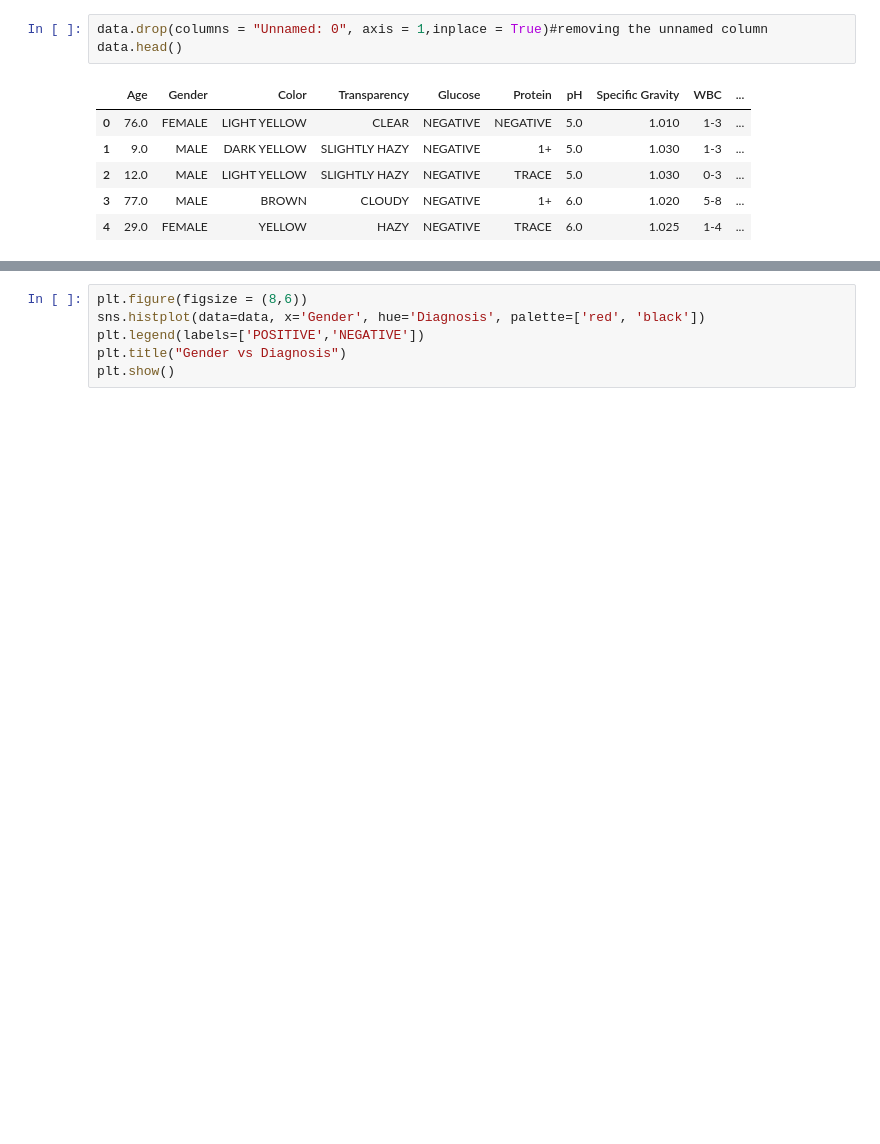
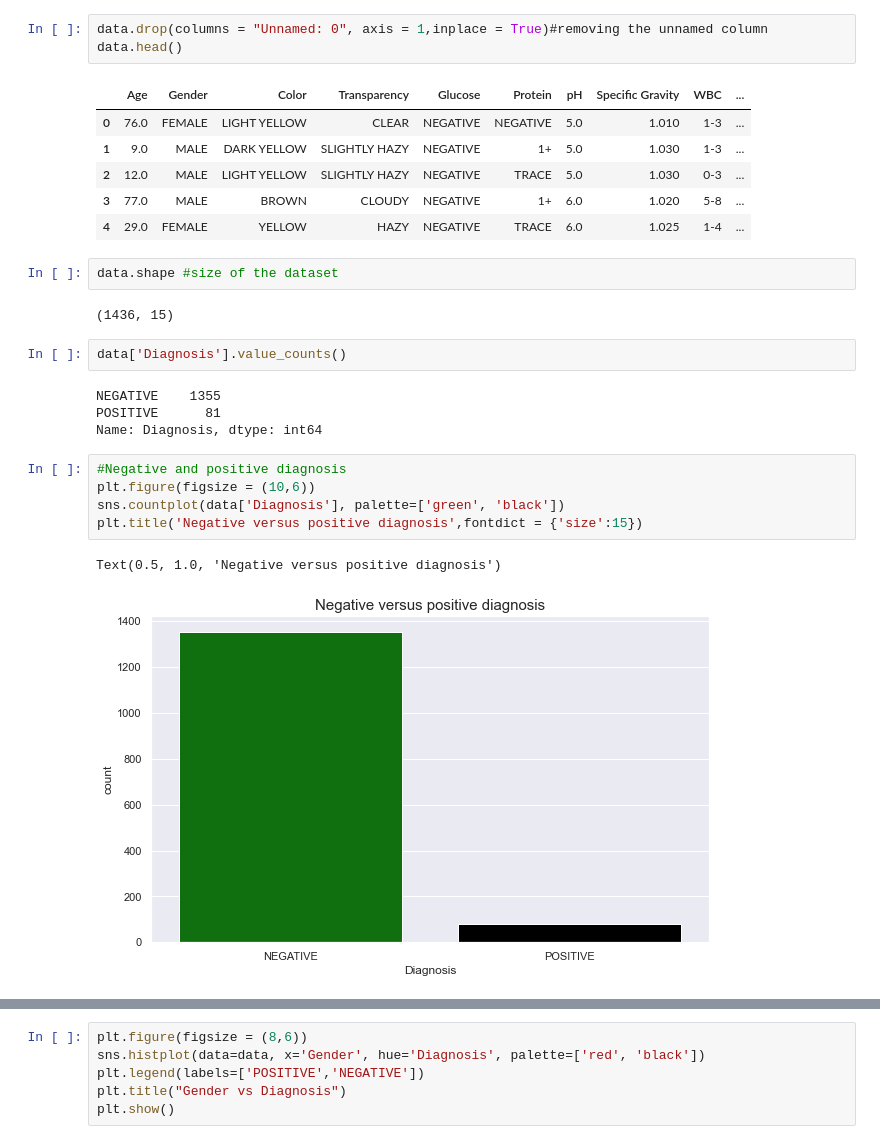
Before and after one commit to FavourAkumute/UTI-detection, a Jupyter notebook: UTI_detection.ipynb, the cells around one changed output, grey strips where cells are left out. Cells and saved outputs as stored; diff of their text form; blank space fills up the shorter version.

```diff
--- a/UTI_detection.ipynb
+++ b/UTI_detection.ipynb
@@ -40,6 +41,24 @@ data.head()
 | 2 | 12.0 | MALE | LIGHT YELLOW | SLIGHTLY HAZY | NEGATIVE | TRACE | 5.0 | 1.030 | 0-3 | ... |
 | 3 | 77.0 | MALE | BROWN | CLOUDY | NEGATIVE | 1+ | 6.0 | 1.020 | 5-8 | ... |
 | 4 | 29.0 | FEMALE | YELLOW | HAZY | NEGATIVE | TRACE | 6.0 | 1.025 | 1-4 | ... |
+# %%
+data.shape #size of the dataset
+# %% [output]
+(1436, 15)
+# %%
+data['Diagnosis'].value_counts()
+# %% [output]
+NEGATIVE    1355
+POSITIVE      81
+Name: Diagnosis, dtype: int64
+# %%
+#Negative and positive diagnosis
+plt.figure(figsize = (10,6))
+sns.countplot(data['Diagnosis'], palette=['green', 'black'])
+plt.title('Negative versus positive diagnosis',fontdict = {'size':15})
+# %% [output]
+Text(0.5, 1.0, 'Negative versus positive diagnosis')
+[figure, added]
 # %%
 #checking age distribution of patients with uti
 plt.figure(figsize=(12,6))
```
Also changed, not shown: parts of 12 cells of this notebook.
